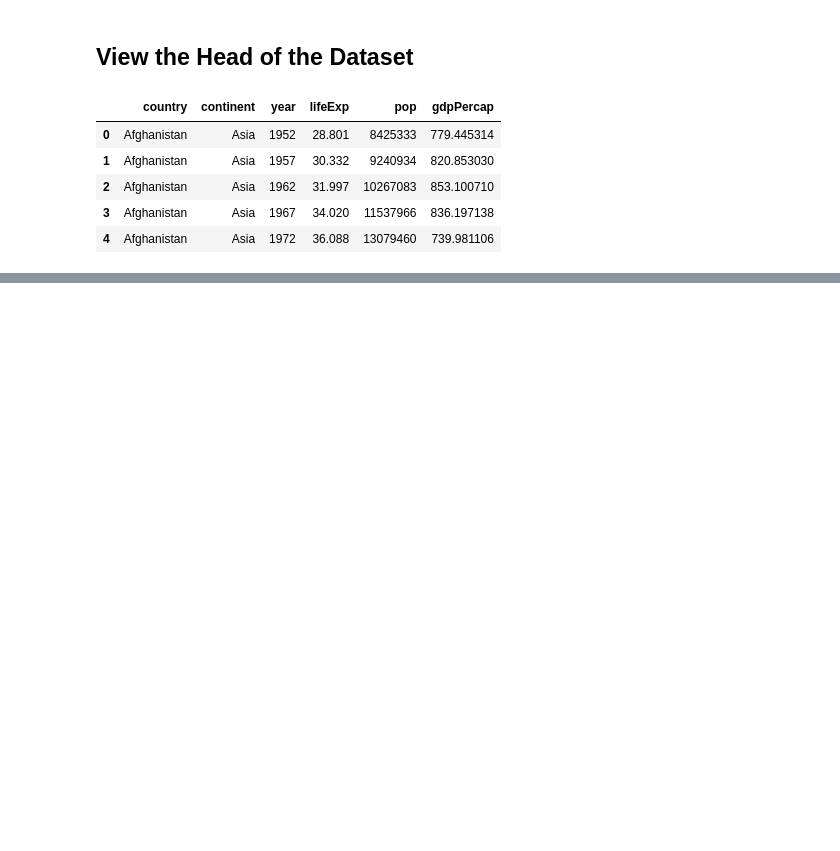
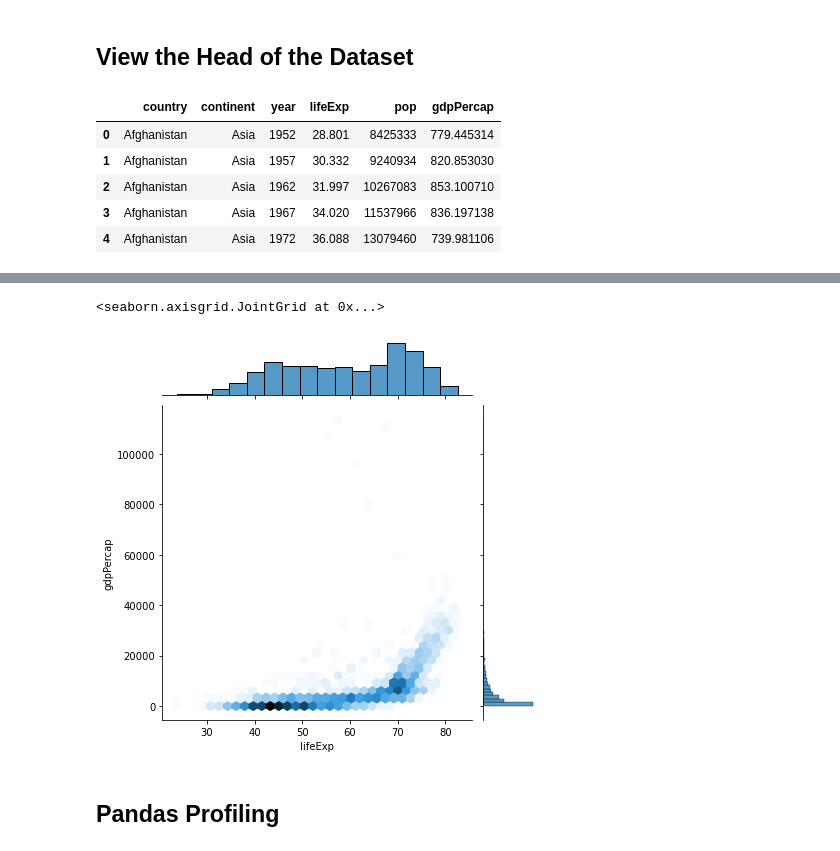
Before and after one commit to data4d/PPOL563, a Jupyter notebook: EDA/EDA_Python.ipynb, the cells around one changed output, grey strips where cells are left out. Cells and saved outputs as stored; diff of their text form; code cells hidden in the pictures; blank space fills up the shorter version.

```diff
--- a/EDA/EDA_Python.ipynb
+++ b/EDA/EDA_Python.ipynb
@@ -151,0 +226,16 @@ data.plot(title=Plot_title,
+# %%
+# Seaborn Joint Plot
+
+# X axis
+x = data['lifeExp']
+
+# Y axis
+y = data['gdpPercap']
+
+# Create plot
+sns.jointplot(x=x, y=y, kind='hex')
+# %% [output]
+<seaborn.axisgrid.JointGrid at 0x...>
+[figure, added]
+# %% [markdown]
+## Pandas Profiling
```
Also changed, not shown: parts of 22 cells of this notebook.
